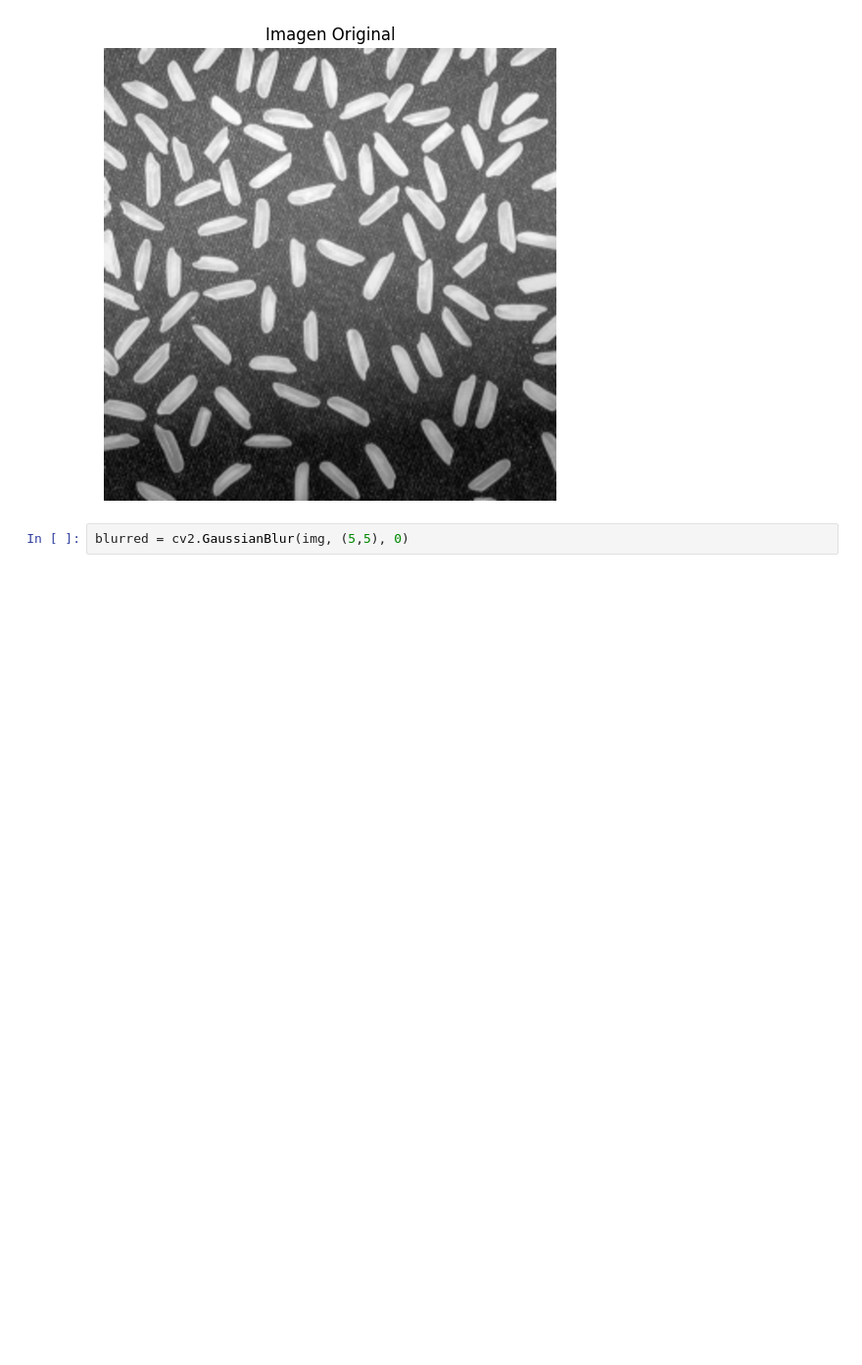
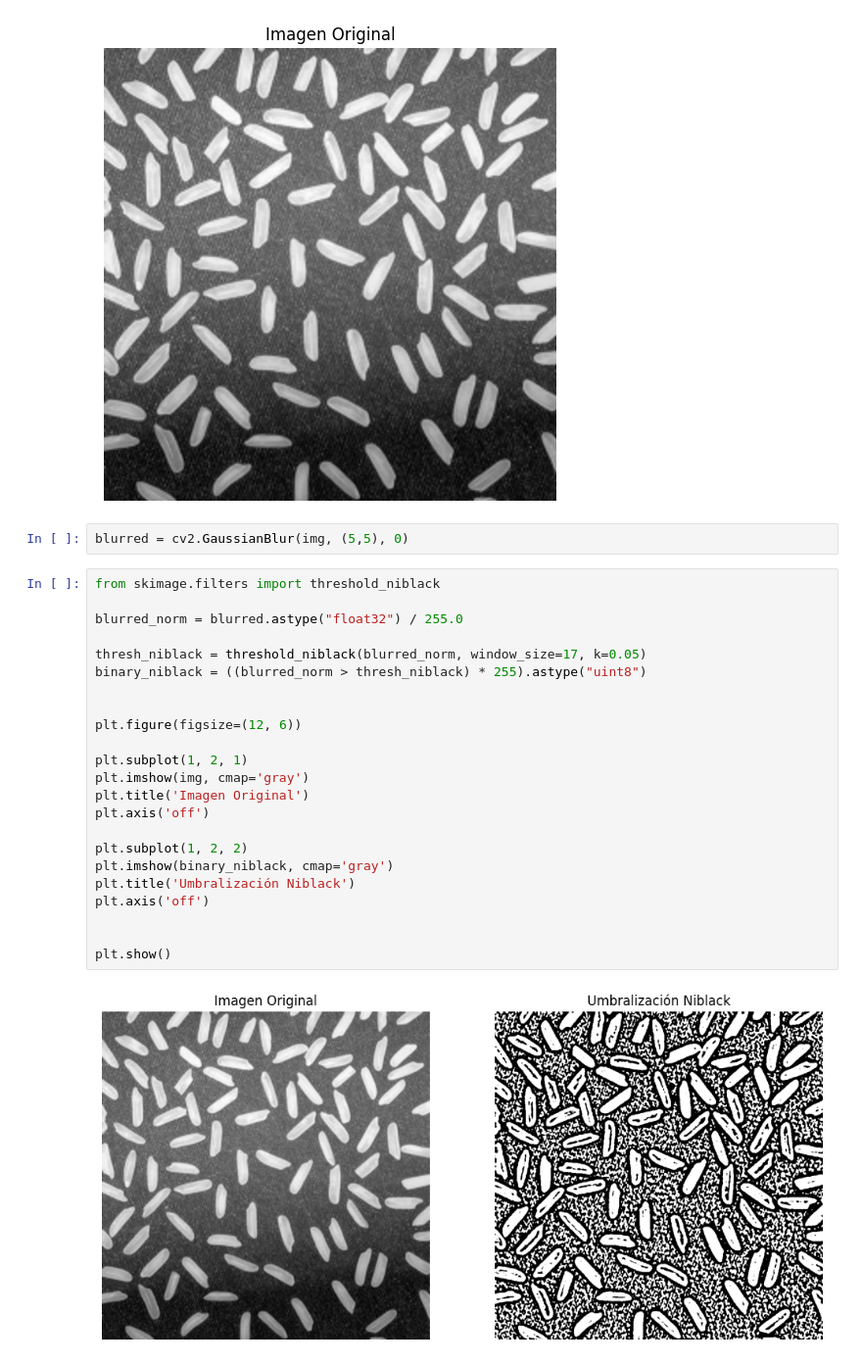
Before and after one commit to angelcast2002/CV-LAB2, a Jupyter notebook: rice.ipynb, the cells around one changed output. Shown at 98% size. Saved outputs shown, nothing was run; the diff lists cells and outputs as text; blank space fills up the shorter version.

```diff
--- a/rice.ipynb
+++ b/rice.ipynb
@@ -16,3 +16,28 @@ plt.show()
 [figure]
 # %%
 blurred = cv2.GaussianBlur(img, (5,5), 0)
+# %%
+from skimage.filters import threshold_niblack
+
+blurred_norm = blurred.astype("float32") / 255.0
+
+thresh_niblack = threshold_niblack(blurred_norm, window_size=17, k=0.05)
+binary_niblack = ((blurred_norm > thresh_niblack) * 255).astype("uint8")
+
+
+plt.figure(figsize=(12, 6))
+
+plt.subplot(1, 2, 1)
+plt.imshow(img, cmap='gray')
+plt.title('Imagen Original')
+plt.axis('off')
+
+plt.subplot(1, 2, 2)
+plt.imshow(binary_niblack, cmap='gray')
+plt.title('Umbralización Niblack')
+plt.axis('off')
+
+
+plt.show()
+# %% [output]
+[figure, added]
```
Also changed, not shown: parts of 6 cells of this notebook, 1 other file.
